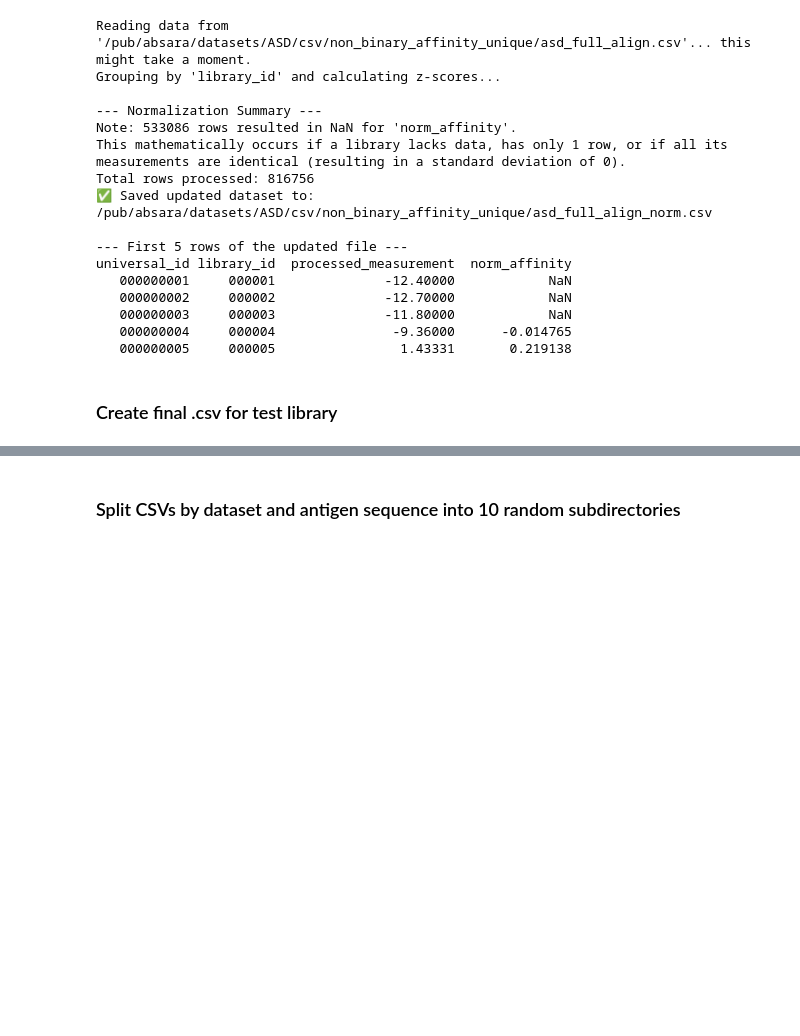
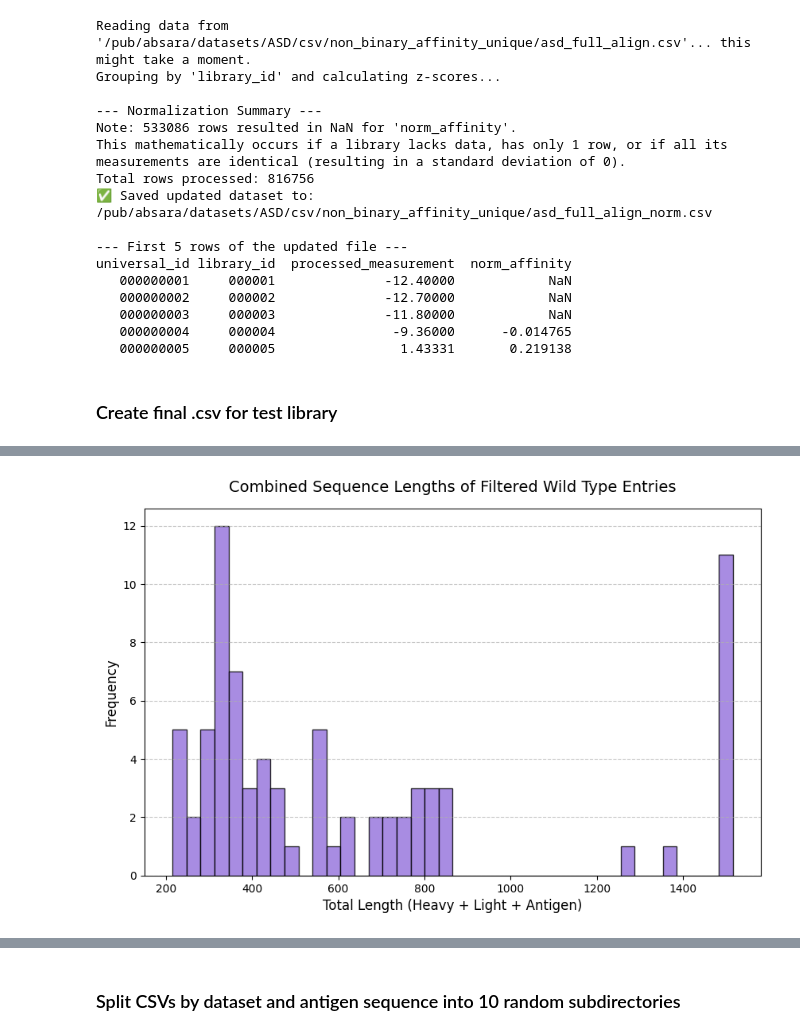
Before and after one commit to absarka9/RFlowAntibody, a Jupyter notebook: preprocessing/csv_wrangling.ipynb, the cells around one changed output, grey strips where cells are left out. Saved outputs shown, nothing was run; the diff lists cells and outputs as text; code cells hidden in the pictures; blank space fills up the shorter version.

```diff
--- a/preprocessing/csv_wrangling.ipynb
+++ b/preprocessing/csv_wrangling.ipynb
@@ -770,8 +770,8 @@ import os
 import pandas as pd
 
 # 1. Define the exact path to your input file and the target ID
-input_file_path = "/pub/absara/datasets/ASD/csv/non_binary_affinity_unique/asd_full_align_norm.csv"
-TARGET_LIBRARY_ID = "000200"
+input_file_path = "/dfs6b/pub/absara/datasets/ASD/csv/non_binary_affinity_unique/asd_full_align_norm.csv"
+TARGET_LIBRARY_ID = "000196"
 
 # 2. Automatically determine where to save the new file (in the same folder)
 base_dir = os.path.dirname(input_file_path)
@@ -821,0 +824,82 @@ universal_id library_id
+# %%
+import os
+import pandas as pd
+import matplotlib.pyplot as plt
+
+# 1. Define the input path
+base_dir = "/dfs6b/pub/absara/datasets/ASD/csv/non_binary_affinity_unique"
+input_file_path = os.path.join(base_dir, "asd_full_align_norm.csv")
+
+if not os.path.exists(input_file_path):
+    print(f"Error: Could not find '{input_file_path}'. Please check the file path.")
+else:
+    print(f"Reading data from '{input_file_path}'... this might take a moment.")
+
+    # Read the CSV securely
+    id_dtypes = {'universal_id': str, 'library_id': str}
+    df = pd.read_csv(input_file_path, dtype=id_dtypes, low_memory=False)
+
+    # Verify required columns exist
+    required_cols = ['universal_id', 'library_id', 'heavy_sequence', 'light_sequence', 'antigen_sequence', 'wild_type']
+    missing_cols = [col for col in required_cols if col not in df.columns]
+
+    if missing_cols:
+        print(f"Error: The following required columns are missing: {missing_cols}")
+    else:
+        print("Processing sequence lengths and identifying wild type matches...")
+
+        # 2. Calculate the lengths for all rows (filling NaNs with empty strings to get length 0)
+        df['h_len'] = df['heavy_sequence'].fillna('').str.len()
+        df['l_len'] = df['light_sequence'].fillna('').str.len()
+        df['a_len'] = df['antigen_sequence'].fillna('').str.len()
+
+        # Calculate combined total length
+        df['total_length'] = df['h_len'] + df['l_len'] + df['a_len']
+
+        # 3. Safely identify wild_type rows (handling cases where it might be read as boolean or string)
+        is_wt = df['wild_type'].astype(str).str.strip().str.lower().isin(['true', '1', 't', 'y', 'yes'])
+        wt_df = df[is_wt].copy()
+
+        if wt_df.empty:
+            print("Error: No rows found where 'wild_type' is true.")
+        else:
+            # 4. Extract the unique length combinations for the wild type of each library
+            wt_lengths = wt_df[['library_id', 'h_len', 'l_len', 'a_len']].drop_duplicates()
+
+            # 5. Find all rows in the full dataset that match these exact WT lengths for their respective library
+            # Merging with 'inner' strictly isolates rows that share the same library_id AND all three lengths
+            length_matches = df.merge(wt_lengths, on=['library_id', 'h_len', 'l_len', 'a_len'], how='inner')
+
+            # 6. Count unique universal_ids per library_id among these matching rows
+            match_counts = length_matches.groupby('library_id')['universal_id'].nunique()
+
+            # 7. Filter for libraries that have at least 8 unique universal_ids matching the WT lengths
+            valid_libraries = match_counts[match_counts >= 8].index
+
+            # Filter our original wild_type dataframe to only include these valid libraries
+            final_wt_df = wt_df[wt_df['library_id'].isin(valid_libraries)]
+
+            print(f"\n--- Processing Summary ---")
+            print(f"Total wild_type entries found: {len(wt_df)}")
+            print(f"Wild_type entries from libraries with >= 8 length-matched universal_ids: {len(final_wt_df)}")
+
+            # 8. Plot the histogram
+            if final_wt_df.empty:
+                print("No wild_type entries met the >= 8 unique matching universal_ids criteria. Cannot generate plot.")
+            else:
+                plt.figure(figsize=(10, 6))
+
+                # Generate histogram
+                plt.hist(final_wt_df['total_length'], bins=40, color='mediumpurple', edgecolor='black', alpha=0.8)
+
+                plt.title('Combined Sequence Lengths of Filtered Wild Type Entries', fontsize=14, pad=15)
+                plt.xlabel('Total Length (Heavy + Light + Antigen)', fontsize=12)
+                plt.ylabel('Frequency', fontsize=12)
+                plt.grid(axis='y', linestyle='--', alpha=0.7)
+
+                plt.show()
+
+                # Print summary statistics of the plotted lengths
+                print("--- Plotted Total Length Statistics ---")
+                print(final_wt_df['total_length'].describe().round(2).to_string())
+# %% [output]
@@ -821,0 +912 @@ universal_id library_id
+[figure, added]
```
Also changed, not shown: parts of 3 cells of this notebook, 2 other files.
